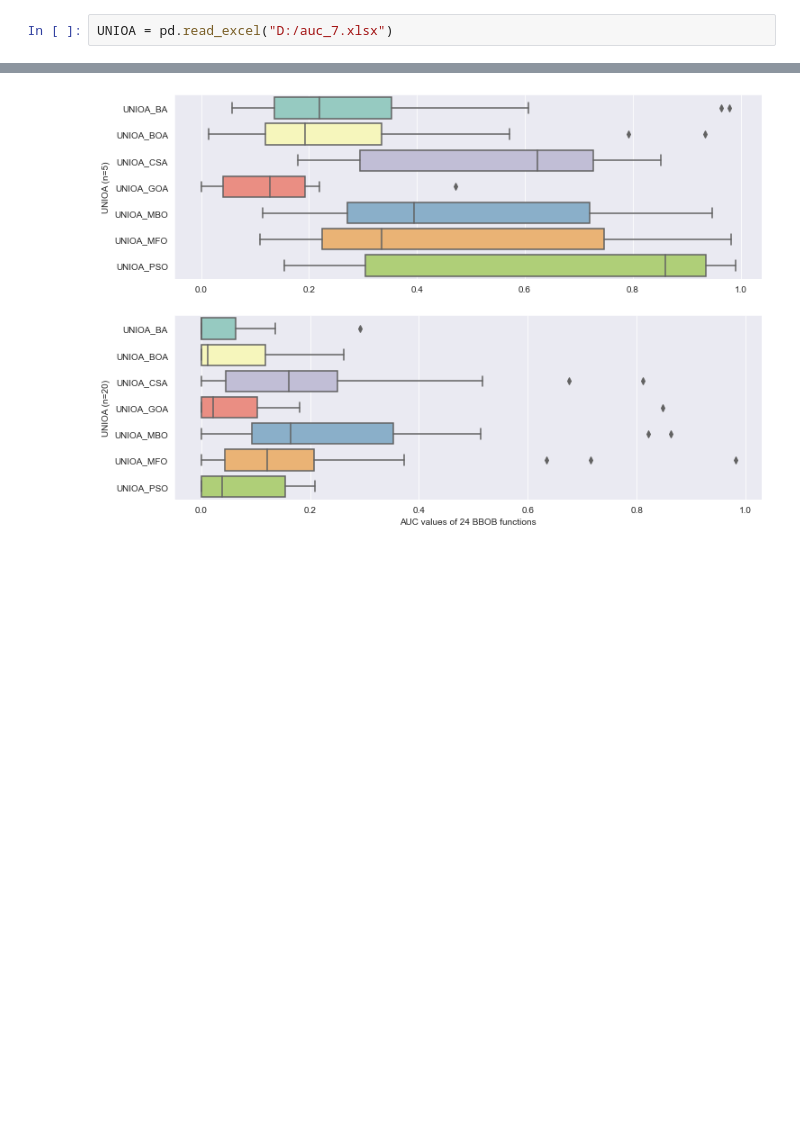
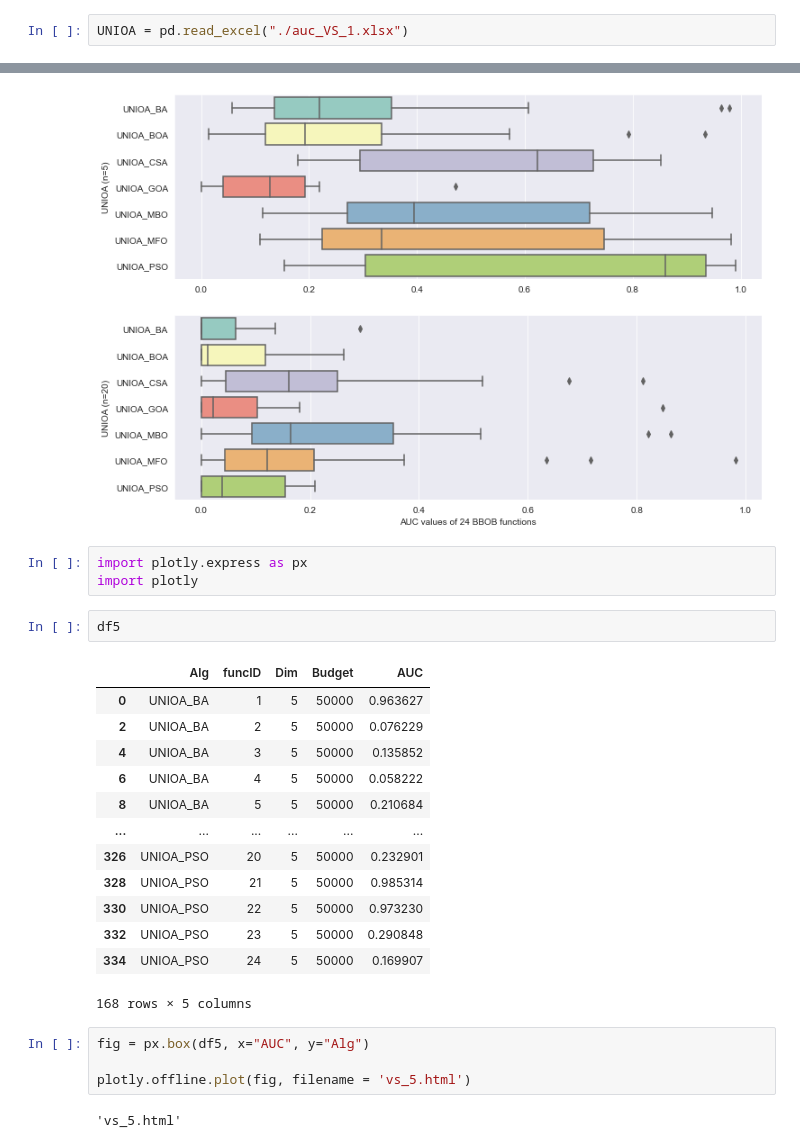
Before and after one commit to Huilin-Li/ThesisProject_Huilin, a Jupyter notebook: all_data_figures_tables_in_thesis/wilcoxon_test_box_plot_comparison_plot.ipynb, the cells around one changed output, grey strips where cells are left out. Saved outputs shown, nothing was run; the diff lists cells and outputs as text; blank space fills up the shorter version.

```diff
--- a/all_data_figures_tables_in_thesis/wilcoxon_test_box_plot_comparison_plot.ipynb
+++ b/all_data_figures_tables_in_thesis/wilcoxon_test_box_plot_comparison_plot.ipynb
@@ -323,7 +323,7 @@ box_plot(df = syncG_VS_asyncG,
 # %% [markdown]
 # compare and visualize UNIOA only
 # %%
-UNIOA = pd.read_excel("D:/auc_7.xlsx")
+UNIOA = pd.read_excel("./auc_VS_1.xlsx")
 # %%
 df5 = UNIOA[(UNIOA['Dim'] == 5)]
 df20 = UNIOA[(UNIOA['Dim'] == 20)]
@@ -339,3 +339,28 @@ plt.savefig('uni.png')
 plt.show()
 # %% [output]
 [figure]
+# %%
+import plotly.express as px
+import plotly
+# %%
+df5
+# %% [output]
+|  | Alg | funcID | Dim | Budget | AUC |
+| 0 | UNIOA_BA | 1 | 5 | 50000 | 0.963627 |
+| 2 | UNIOA_BA | 2 | 5 | 50000 | 0.076229 |
+| 4 | UNIOA_BA | 3 | 5 | 50000 | 0.135852 |
+| 6 | UNIOA_BA | 4 | 5 | 50000 | 0.058222 |
+| 8 | UNIOA_BA | 5 | 5 | 50000 | 0.210684 |
+| ... | ... | ... | ... | ... | ... |
+| 326 | UNIOA_PSO | 20 | 5 | 50000 | 0.232901 |
+| 328 | UNIOA_PSO | 21 | 5 | 50000 | 0.985314 |
+| 330 | UNIOA_PSO | 22 | 5 | 50000 | 0.973230 |
+| 332 | UNIOA_PSO | 23 | 5 | 50000 | 0.290848 |
+| 334 | UNIOA_PSO | 24 | 5 | 50000 | 0.169907 |
+168 rows × 5 columns
+# %%
+fig = px.box(df5, x="AUC", y="Alg")
+
+plotly.offline.plot(fig, filename = 'vs_5.html')
+# %% [output]
+'vs_5.html'
```
Also changed, not shown: 33 other files.
